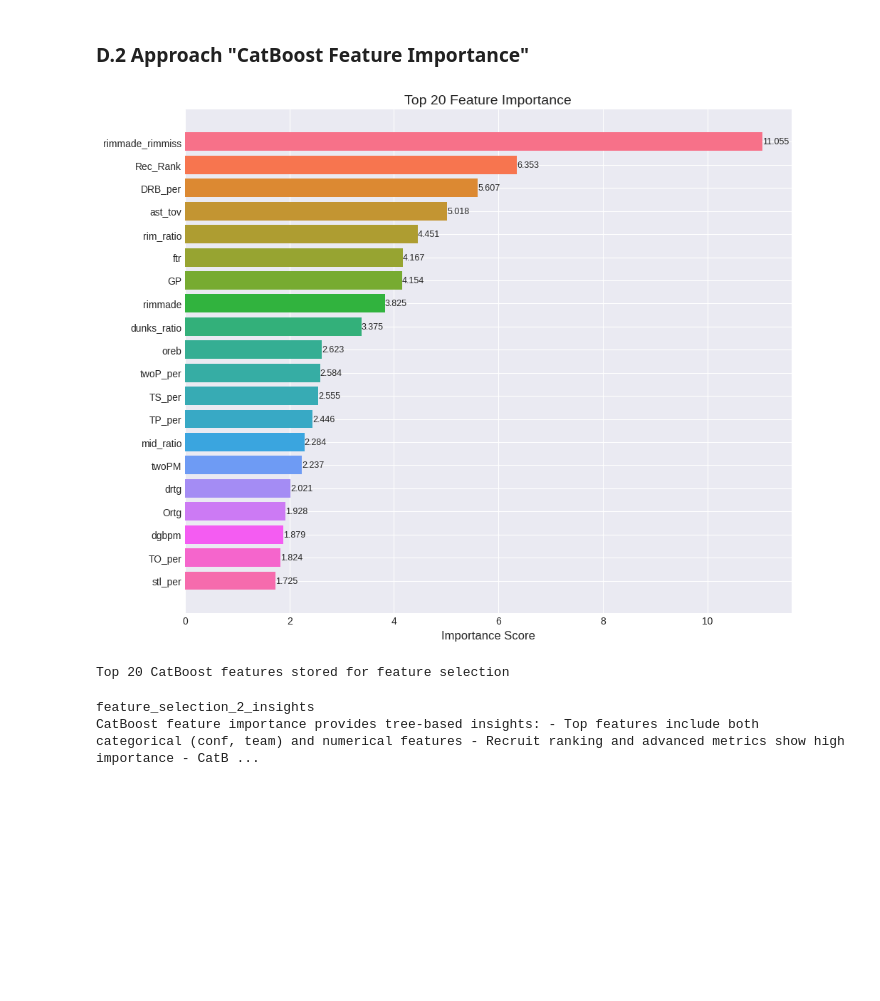
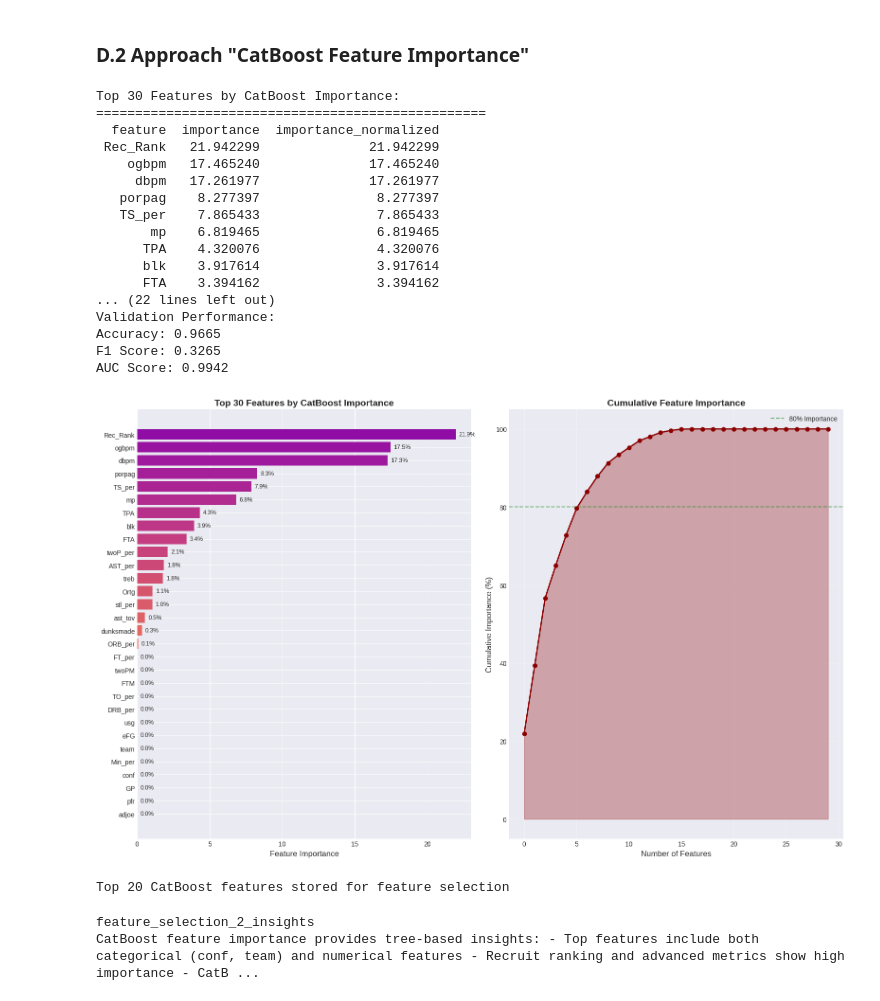
Before and after one commit to tooichitake/36120-AT1-Group5, a Jupyter notebook: 25605217/notebooks/36120-25SP-group5-25605217-AT1-experiment-2.ipynb, the cells around one changed output. Saved outputs shown, nothing was run; the diff lists cells and outputs as text; code cells hidden in the pictures; blank space fills up the shorter version.

```diff
--- a/25605217/notebooks/36120-25SP-group5-25605217-AT1-experiment-2.ipynb
+++ b/25605217/notebooks/36120-25SP-group5-25605217-AT1-experiment-2.ipynb
@@ -420,52 +401,37 @@ feature_selection_1_insights
 Statistical correlation analysis reveals key predictive features: - Top correlations: GP (0.35), Min_per (0.30), bpm (0.29), AST_per (0.28) - Games played (GP) shows strongest correlation - more games ...
 # %% [markdown]
 ### D.2 Approach "CatBoost Feature Importance"
-# %%
-# <Student to fill this section>
-# Quick CatBoost model to get feature importance
-from catboost import CatBoostClassifier
-
-# Prepare data for CatBoost
-X_temp = train_df.drop(['drafted', 'player_id', 'ht'], axis=1, errors='ignore')
-y_temp = train_df['drafted']
-
-# Identify categorical features
-cat_features = X_temp.select_dtypes(include=['object', 'category']).columns.tolist()
-
-# Handle missing values in categorical features for CatBoost
-for col in cat_features:
-    X_temp[col] = X_temp[col].fillna('missing').astype(str)
-
-# Get indices of categorical features
-cat_feature_indices = [X_temp.columns.get_loc(col) for col in cat_features]
-
-# Train quick model
-cb_model = CatBoostClassifier(
-    iterations=100,
-    depth=6,
-    learning_rate=0.1,
-    cat_features=cat_feature_indices,
-    verbose=False,
-    random_seed=42
-)
-
-cb_model.fit(X_temp, y_temp)
-
-# Get feature importance
-importance_df = pd.DataFrame({
-    'feature': X_temp.columns,
-    'importance': cb_model.feature_importances_
-}).sort_values('importance', ascending=False).head(30)
-
-# Visualize
-fig = visualization.plot_feature_importance(importance_df, top_n=20)
-plt.show()
-
-cb_important_features = importance_df['feature'].head(20).tolist()
-print(f"\nTop 20 CatBoost features stored for feature selection")
-# %% [output]
-[figure, removed]
-Top 20 CatBoost features stored for feature selection
+# %%
+# <Student to fill this section>
+# CatBoost feature importance analysis using features module
+fig, importance_df, quick_model = features.catboost_feature_importance_analysis(
+    train_df, target_col='drafted', iterations=100, top_n=30
+)
+plt.show()
+
+# Store important features for later use
+cb_important_features = importance_df['feature'].head(20).tolist()
+print(f"\nTop 20 CatBoost features stored for feature selection")
+# %% [output]
+Top 30 Features by CatBoost Importance:
+==================================================
+  feature  importance  importance_normalized
+ Rec_Rank   21.942299              21.942299
+    ogbpm   17.465240              17.465240
+     dbpm   17.261977              17.261977
+   porpag    8.277397               8.277397
+   TS_per    7.865433               7.865433
+       mp    6.819465               6.819465
+      TPA    4.320076               4.320076
+      blk    3.917614               3.917614
+      FTA    3.394162               3.394162
+... (22 lines left out)
+Validation Performance:
+Accuracy: 0.9665
+F1 Score: 0.3265
+AUC Score: 0.9942
+[figure, added]
+Top 20 CatBoost features stored for feature selection
 # %%
 # <Student to fill this section>
 feature_selection_2_insights = """
```
Also changed, not shown: parts of 15 cells of this notebook, 17 other files.
